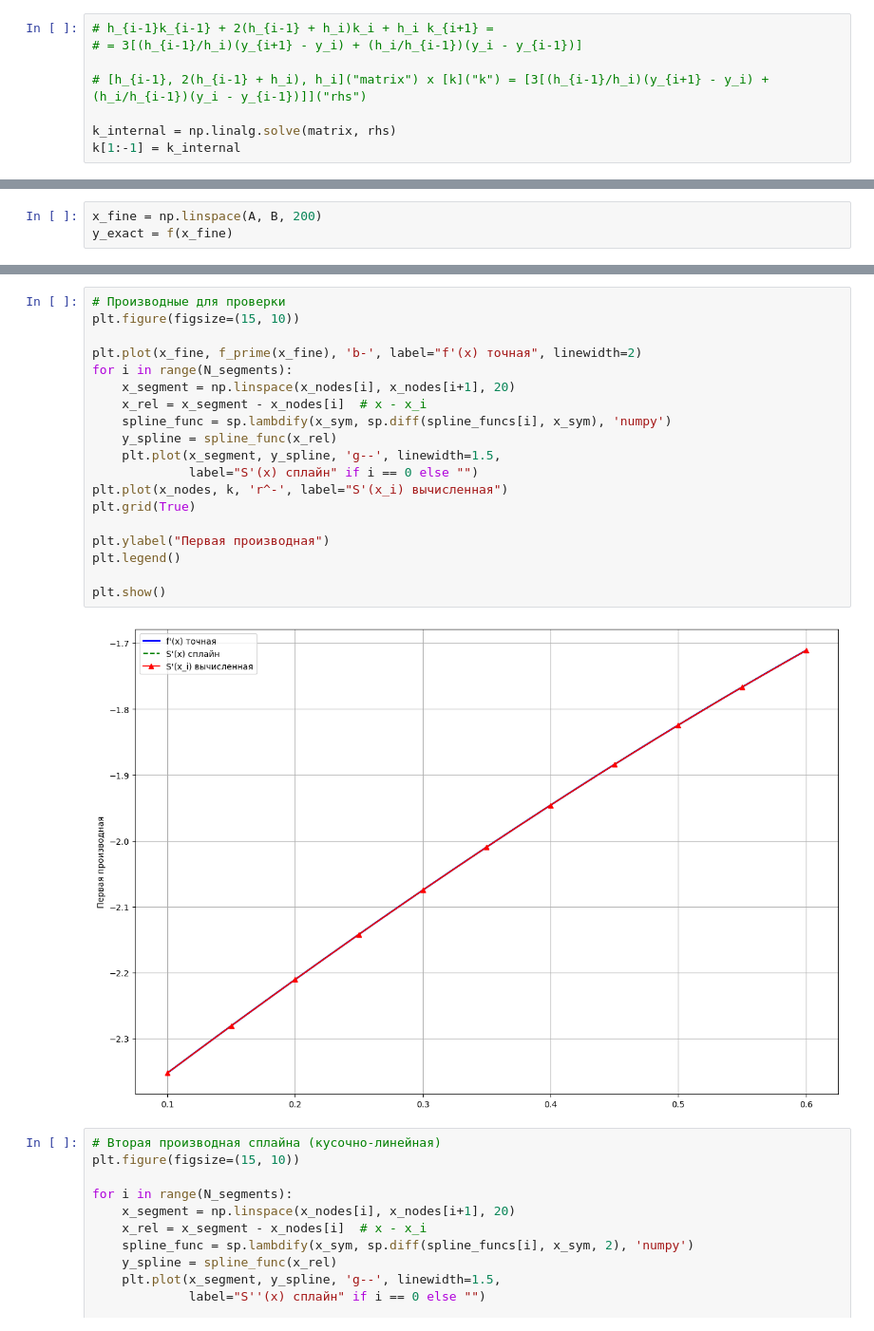
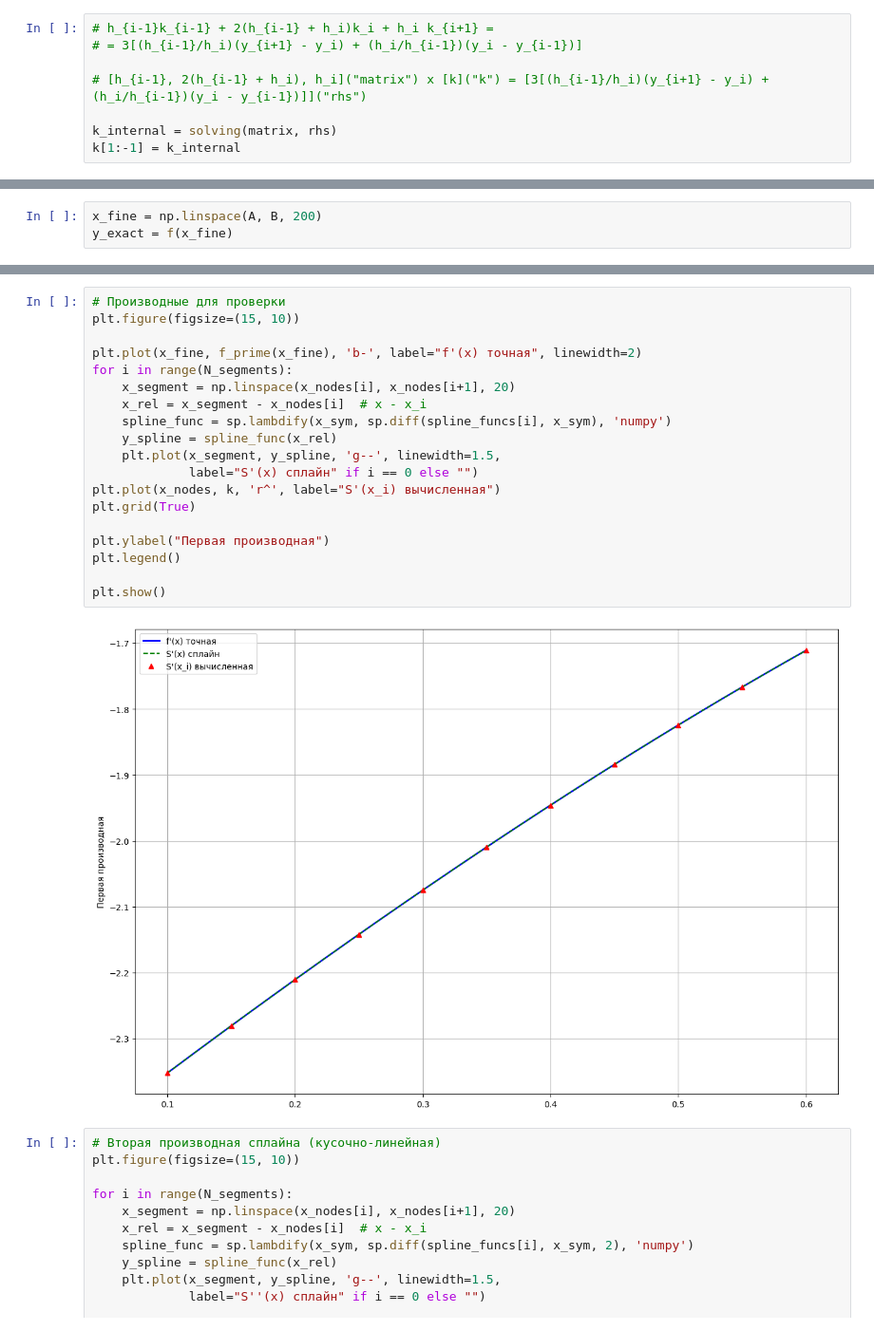
Before and after one commit to matv864/AI_work, a Jupyter notebook: computational_math/LR4.ipynb, the cells around one changed output, grey strips where cells are left out. Shown at 95% size. Drawn from its saved outputs; the diff is of its cells as text.

```diff
--- a/computational_math/LR4.ipynb
+++ b/computational_math/LR4.ipynb
@@ -93,7 +161,7 @@ rhs[-1] -= h[-1] * k[-1]
 
 # [h_{i-1}, 2(h_{i-1} + h_i), h_i]("matrix") x [k]("k") = [3[(h_{i-1}/h_i)(y_{i+1} - y_i) + (h_i/h_{i-1})(y_i - y_{i-1})]]("rhs")
 
-k_internal = np.linalg.solve(matrix, rhs)
+k_internal = solving(matrix, rhs)
 k[1:-1] = k_internal
 # %%
 print("Найденные наклоны:")
@@ -206,24 +239,24 @@ plt.show()
 # %%
 # Производные для проверки
 plt.figure(figsize=(15, 10))
 
 plt.plot(x_fine, f_prime(x_fine), 'b-', label="f'(x) точная", linewidth=2)
 for i in range(N_segments):
     x_segment = np.linspace(x_nodes[i], x_nodes[i+1], 20)
     x_rel = x_segment - x_nodes[i]  # x - x_i
     spline_func = sp.lambdify(x_sym, sp.diff(spline_funcs[i], x_sym), 'numpy')
     y_spline = spline_func(x_rel)
     plt.plot(x_segment, y_spline, 'g--', linewidth=1.5,
              label="S'(x) сплайн" if i == 0 else "")
-plt.plot(x_nodes, k, 'r^-', label="S'(x_i) вычисленная")
+plt.plot(x_nodes, k, 'r^', label="S'(x_i) вычисленная")
 plt.grid(True)
 
 plt.ylabel("Первая производная")
 plt.legend()
 
 plt.show()
 # %% [output]
-[figure, old version]
+[figure, new version]
 # %%
 # Вторая производная сплайна (кусочно-линейная)
 plt.figure(figsize=(15, 10))
```
Also changed, not shown: parts of 6 cells of this notebook.
